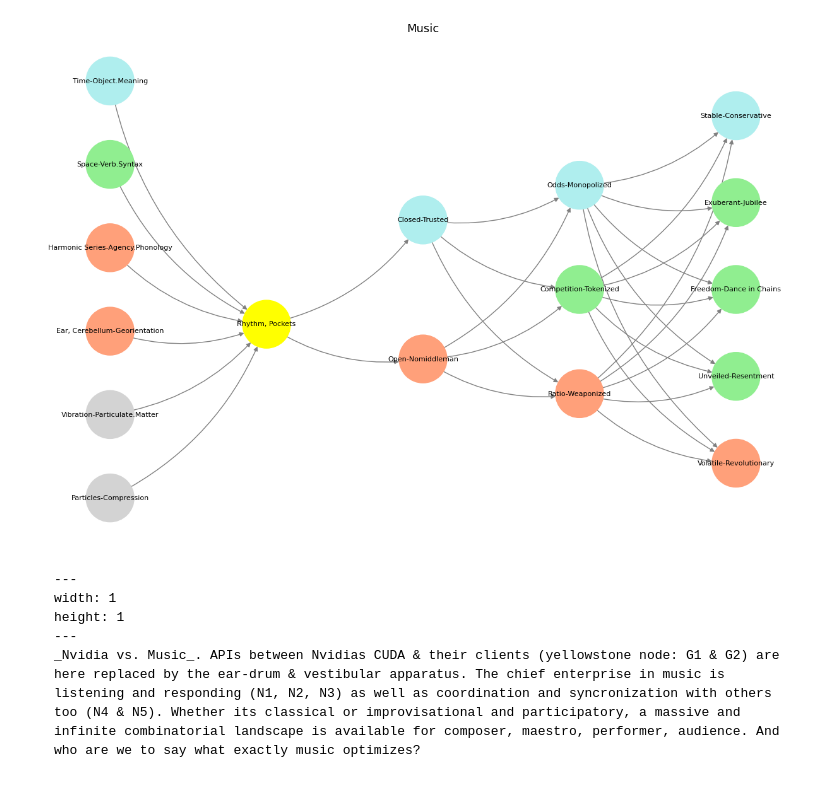
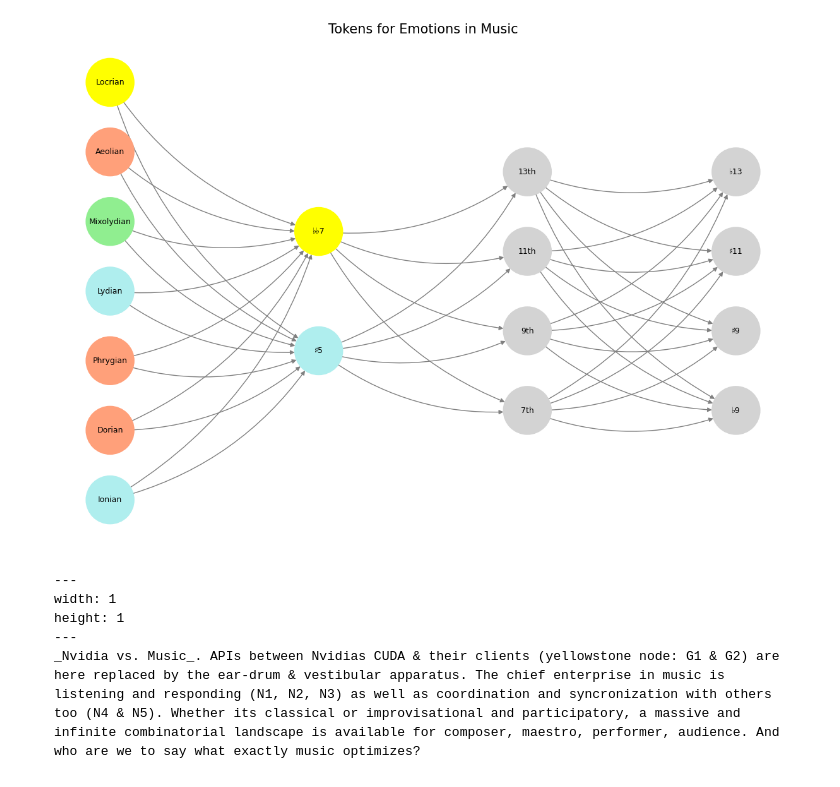
Before and after one commit to abikesa/website, a Jupyter notebook: kitabo/ensi/_build/jupyter_execute/act3/part1/part1_1.ipynb, the cells around one changed output. Cells and saved outputs as stored; diff of their text form; code cells hidden in the pictures.

Commit message:
music, stacks

````diff
--- a/kitabo/ensi/_build/jupyter_execute/act3/part1/part1_1.ipynb
+++ b/kitabo/ensi/_build/jupyter_execute/act3/part1/part1_1.ipynb
@@ -17,25 +38,23 @@ import numpy as np
 import matplotlib.pyplot as plt
 import networkx as nx
 
-# Define the neural network fractal
+# Define the neural network
 def define_layers():
     return {
-        'World': ['Particles-Compression', 'Vibration-Particulate.Matter', 'Ear, Cerebellum-Georientation', 'Harmonic Series-Agency.Phonology', 'Space-Verb.Syntax', 'Time-Object.Meaning', ], # Resources, Strength
-        'Perception': ['Rhythm, Pockets'], # Needs, Will
-        'Agency': ['Open-Nomiddleman', 'Closed-Trusted'], # Costs, Cause
-        'Generative': ['Ratio-Weaponized', 'Competition-Tokenized', 'Odds-Monopolized'], # Means, Ditto
-        'Physical': ['Volatile-Revolutionary', 'Unveiled-Resentment',  'Freedom-Dance in Chains', 'Exuberant-Jubilee', 'Stable-Conservative'] # Ends, To Do
+        'World': ['Ionian', 'Dorian', 'Phrygian', 'Lydian', 'Mixolydian', 'Aeolian', 'Locrian' ], # Modes
+        'Mode': ['♯5', '♭♭7'], #
+        'Agent': ['7th', '9th', '11th', '13th'], # Fire
+        'Space': ['♭9', '♯9', '♯11', '♭13'], # Gamification
     }
 
 # Assign colors to nodes
 def assign_colors():
     color_map = {
-        'yellow': ['Rhythm, Pockets'],
-        'paleturquoise': ['Time-Object.Meaning', 'Closed-Trusted', 'Odds-Monopolized', 'Stable-Conservative'],
-        'lightgreen': ['Space-Verb.Syntax', 'Competition-Tokenized', 'Exuberant-Jubilee', 'Freedom-Dance in Chains', 'Unveiled-Resentment'],
+        'yellow': ['Locrian', '♭♭7'],
+        'paleturquoise': ['Ionian', 'Lydian', '♯5'],
+        'lightgreen': ['Mixolydian'],
         'lightsalmon': [
-            'Ear, Cerebellum-Georientation', 'Harmonic Series-Agency.Phonology', 'Open-Nomiddleman',
-            'Ratio-Weaponized', 'Volatile-Revolutionary'
+            'Dorian', 'Phrygian', 'Aeolian',
         ],
     }
     return {node: color for color, nodes in color_map.items() for node in nodes}
@@ -51,37 +70,37 @@ def visualize_nn():
     colors = assign_colors()
     G = nx.DiGraph()
     pos = {}
     node_colors = []
 
     # Add nodes and assign positions
     for i, (layer_name, nodes) in enumerate(layers.items()):
         positions = calculate_positions(nodes, x_offset=i * 2)
         for node, position in zip(nodes, positions):
             G.add_node(node, layer=layer_name)
             pos[node] = position
-            node_colors.append(colors.get(node, 'lightgray'))  # Default color fallback
+            node_colors.append(colors.get(node, 'lightgray'))
 
     # Add edges (automated for consecutive layers)
     layer_names = list(layers.keys())
     for i in range(len(layer_names) - 1):
         source_layer, target_layer = layer_names[i], layer_names[i + 1]
         for source in layers[source_layer]:
             for target in layers[target_layer]:
                 G.add_edge(source, target)
 
     # Draw the graph
     plt.figure(figsize=(12, 8))
     nx.draw(
         G, pos, with_labels=True, node_color=node_colors, edge_color='gray',
-        node_size=3000, font_size=8, connectionstyle="arc3,rad=0.2"
+        node_size=3000, font_size=9, connectionstyle="arc3,rad=0.2"
     )
-    plt.title("Music", fontsize=13)
+    plt.title("Tokens for Emotions in Music", fontsize=15)
     plt.show()
 
 # Run the visualization
 visualize_nn()
 # %% [output]
-[figure, old version]
+[figure, new version]
 # %% [markdown]
 ```{figure} ../figures/blanche.*
 ---
````
Also changed, not shown: parts of 2 cells of this notebook, 9 other files.
